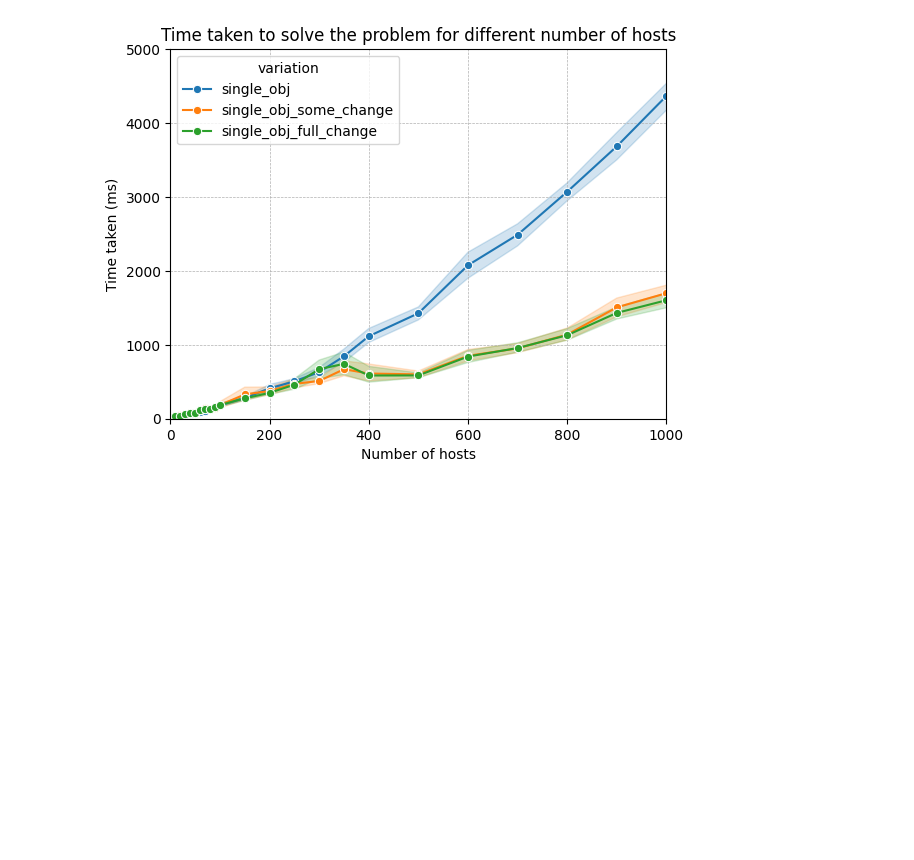
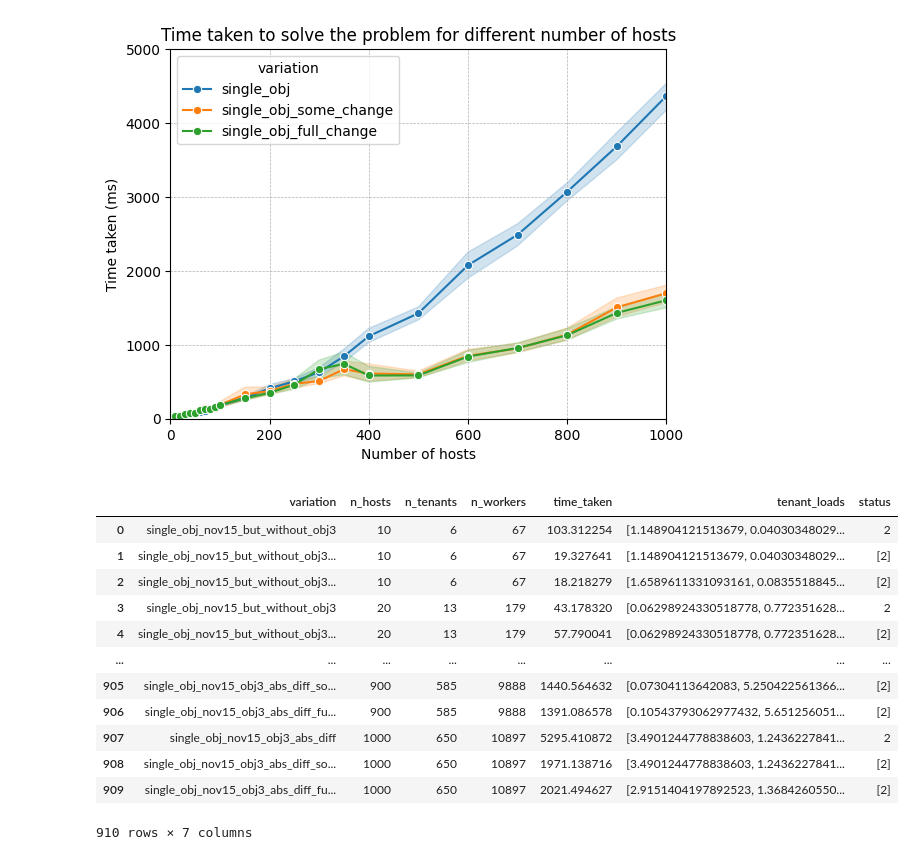
Before and after one commit to ServiceLayerNetworking/multiparty-lb, a Jupyter notebook: gurobi_server/scalability_testing/parse_scalability_test_log.ipynb, the cells around one changed output. Cells and saved outputs as stored; diff of their text form; code cells hidden in the pictures; blank space fills up the shorter version.

```diff
--- a/gurobi_server/scalability_testing/parse_scalability_test_log.ipynb
+++ b/gurobi_server/scalability_testing/parse_scalability_test_log.ipynb
@@ -980,3 +999,34 @@ findfont: Generic family 'sans-serif' not found because none of the following fa
 findfont: Generic family 'sans-serif' not found because none of the following families were found: Helvetica
 findfont: Generic family 'sans-serif' not found because none of the following families were found: Helvetica
 [figure]
+# %%
+# Initialize an empty list to store each JSON object
+data = []
+
+# Read the file line by line
+with open("logs/scale_experiment_nov15_subset.json", "r") as file:
+    for line in file:
+        # Convert each line (JSON object) to a Python dict and append to the list
+        d = json.loads(line)
+        # d["result"] = d["result"]["status"]
+        data.append(d)
+
+# Convert the list of dicts to a DataFrame
+df = pd.DataFrame(data)
+
+# Display the DataFrame
+display(df)
+# %% [output]
+|  | variation | n_hosts | n_tenants | n_workers | time_taken | tenant_loads | status |
+| 0 | single_obj_nov15_but_without_obj3 | 10 | 6 | 67 | 103.312254 | [1.148904121513679, 0.04030348029... | 2 |
+| 1 | single_obj_nov15_but_without_obj3... | 10 | 6 | 67 | 19.327641 | [1.148904121513679, 0.04030348029... | [2] |
+| 2 | single_obj_nov15_but_without_obj3... | 10 | 6 | 67 | 18.218279 | [1.6589611331093161, 0.0835518845... | [2] |
+| 3 | single_obj_nov15_but_without_obj3 | 20 | 13 | 179 | 43.178320 | [0.06298924330518778, 0.772351628... | 2 |
+| 4 | single_obj_nov15_but_without_obj3... | 20 | 13 | 179 | 57.790041 | [0.06298924330518778, 0.772351628... | [2] |
+| ... | ... | ... | ... | ... | ... | ... | ... |
+| 905 | single_obj_nov15_obj3_abs_diff_so... | 900 | 585 | 9888 | 1440.564632 | [0.07304113642083, 5.250422561366... | [2] |
+| 906 | single_obj_nov15_obj3_abs_diff_fu... | 900 | 585 | 9888 | 1391.086578 | [0.10543793062977432, 5.651256051... | [2] |
+| 907 | single_obj_nov15_obj3_abs_diff | 1000 | 650 | 10897 | 5295.410872 | [3.4901244778838603, 1.2436227841... | 2 |
+| 908 | single_obj_nov15_obj3_abs_diff_so... | 1000 | 650 | 10897 | 1971.138716 | [3.4901244778838603, 1.2436227841... | [2] |
+| 909 | single_obj_nov15_obj3_abs_diff_fu... | 1000 | 650 | 10897 | 2021.494627 | [2.9151404197892523, 1.3684260550... | [2] |
+910 rows × 7 columns
```
Also changed, not shown: parts of 4 cells of this notebook, 37 other files.
